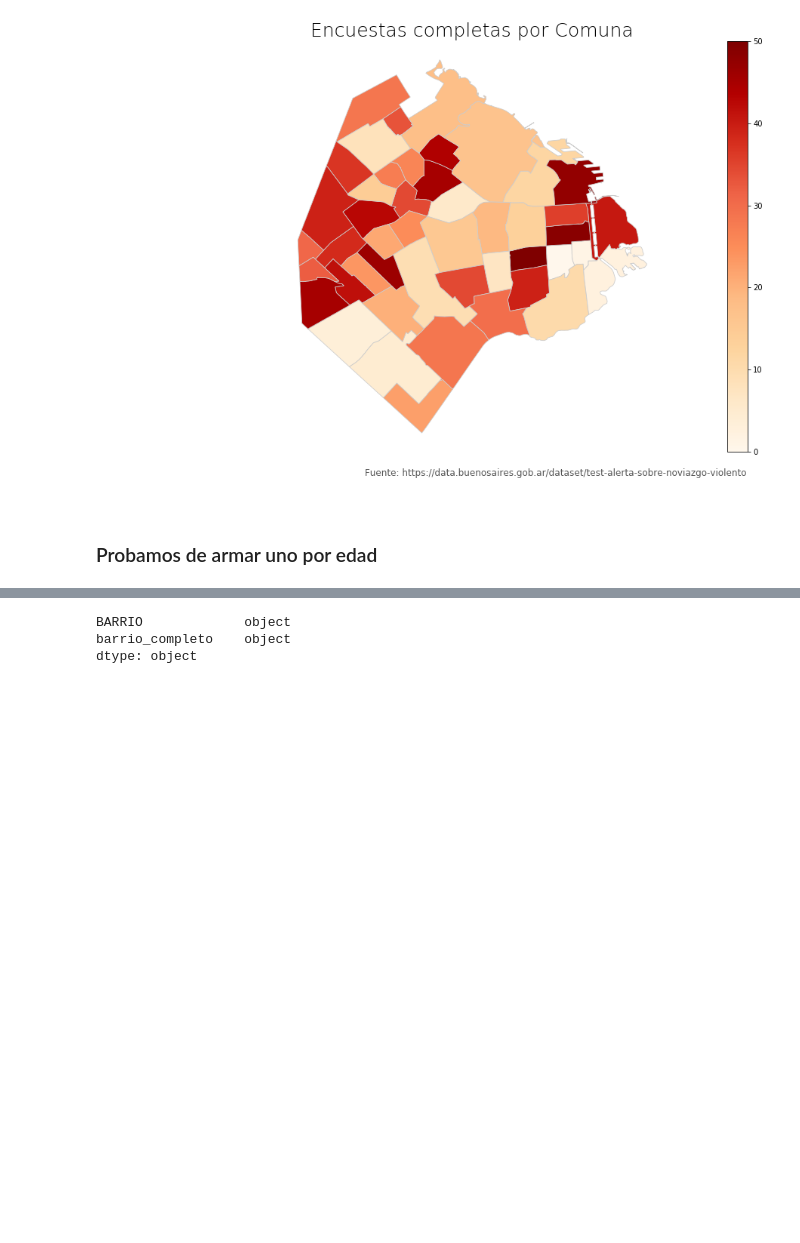
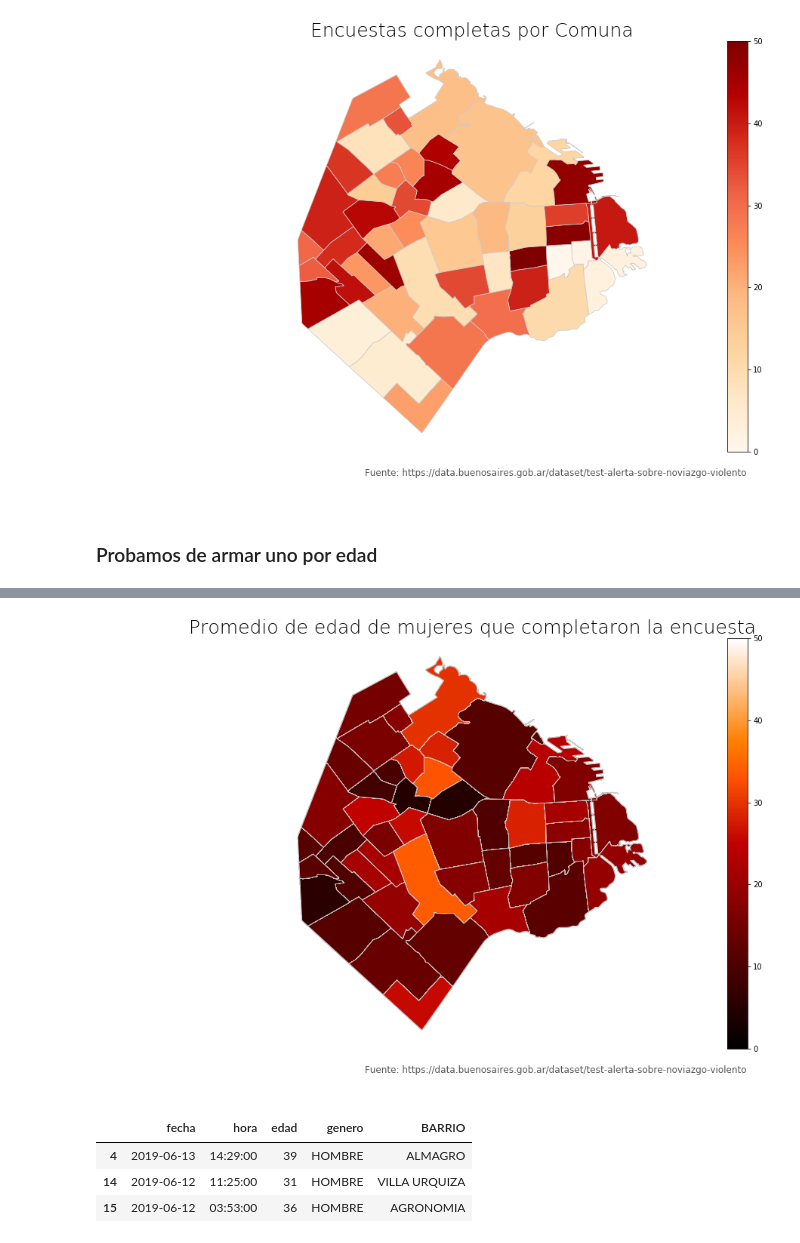
Before and after one commit to cdgn-coding/ml-test-noviazgo, a Jupyter notebook: Exploración Geográfica/Encuestas completadas por Comuna.ipynb, the cells around one changed output, grey strips where cells are left out. Saved outputs shown, nothing was run; the diff lists cells and outputs as text; code cells hidden in the pictures; blank space fills up the shorter version.

```diff
--- a/Exploración Geográfica/Encuestas completadas por Comuna.ipynb
+++ b/Exploración Geográfica/Encuestas completadas por Comuna.ipynb
@@ -69,0 +104,11 @@ df_r[["barrio"]] = df_r[["barrio"]].apply(lambda x: x.astype(str).str.upper())
+# %%
+aa = pd.read_csv("dataset_joined.csv").drop(columns=['Unnamed: 0', 'pregunta_1',
+       'pregunta_2', 'pregunta_3', 'pregunta_4', 'pregunta_5', 'pregunta_6',
+       'pregunta_7', 'pregunta_8', 'pregunta_9', 'pregunta_10', 'pregunta_11',
+       'pregunta_12', 'pregunta_13', "barrio",
+       'poblacion_por_barrio'])
+aa_mujer_mask = aa.genero == "Mujer"
+aa_mujer = aa[aa_mujer_mask]
+aa_mujer= aa_mujer.apply(lambda x: x.astype(str).str.upper())
+aa_mujer.rename(columns = {'barrio_completo':'BARRIO'}, inplace = True)
+aa_mujer.head(3)
@@ -69,0 +120,3 @@ df_r[["barrio"]] = df_r[["barrio"]].apply(lambda x: x.astype(str).str.upper())
+# %%
+barrio = gpd.read_file("barrios_badata.shp").drop(columns=["OBJETO"])
+barrio.head(3)
@@ -69,0 +128,3 @@ df_r[["barrio"]] = df_r[["barrio"]].apply(lambda x: x.astype(str).str.upper())
+# %%
+mujeres_por_barrio = gpd.GeoDataFrame(pd.merge(barrio, aa_mujer))
+mujeres_por_barrio.head(3)
@@ -70,9 +136,32 @@ df_r[["barrio"]] = df_r[["barrio"]].apply(lambda x: x.astype(str).str.upper())
+# %%
+# set the value column that will be visualised
+variable = 'edad'# set the range for the choropleth values
+vmin, vmax = 0, 50# create figure and axes for Matplotlib
+fig, ax = plt.subplots(figsize=(30, 10))# remove the axisAR
+
+ax.axis('off')
+
+
+# create figure and axes for Matplotlib
+#fig, ax = plt.subplots(figsize=(10, 5))# remove the axis
+ax.axis('off')# add a title and annotation
+ax.set_title('Promedio de edad de mujeres que completaron la encuesta', fontdict={'fontsize': '25', 'fontweight' : '5'})
+ax.annotate('Fuente: https://data.buenosaires.gob.ar/dataset/test-alerta-sobre-noviazgo-violento', xy=(0.4, .05), xycoords='figure fraction', fontsize=12, color='#555555')# Create colorbar legend
+sm = plt.cm.ScalarMappable(cmap='gist_heat', norm=plt.Normalize(vmin=vmin, vmax=vmax))# empty array for the data range
+sm.set_array([]) # or alternatively sm._A = []. Not sure why this step is necessary, but many recommends it# add the colorbar to the figure
+fig.colorbar(sm)# create map
+mujeres_por_barrio.plot(column=variable, cmap="gist_heat", linewidth=0.8, ax=ax, edgecolor='0.8')
+fig.savefig("promediodeedaddemujeresquecompletaronlaencuesta.png", dpi=300)
+# %% [output]
+[figure, added]
 # %%
-df_rr = gpd.read_file("dfencuestadosporbarrio.csv").drop(columns = ["geometry"])
-porbarrios = porbarrios.apply(lambda x: x.astype(str).str.upper())
-porbarrios.rename(columns = {'index':'BARRIO'}, inplace = True)
-porbarrios.dtypes
+aa_varon_mask = aa.genero == "Hombre"
+aa_varon = aa[aa_varon_mask]
+aa_varon= aa_varon.apply(lambda x: x.astype(str).str.upper())
+aa_varon.rename(columns = {'barrio_completo':'BARRIO'}, inplace = True)
+aa_varon.head(3)
 # %% [output]
-BARRIO             object
-barrio_completo    object
-dtype: object
+|  | fecha | hora | edad | genero | BARRIO |
+| 4 | 2019-06-13 | 14:29:00 | 39 | HOMBRE | ALMAGRO |
+| 14 | 2019-06-12 | 11:25:00 | 31 | HOMBRE | VILLA URQUIZA |
+| 15 | 2019-06-12 | 03:53:00 | 36 | HOMBRE | AGRONOMIA |
```
Also changed, not shown: parts of 31 cells of this notebook, 8 other files.
